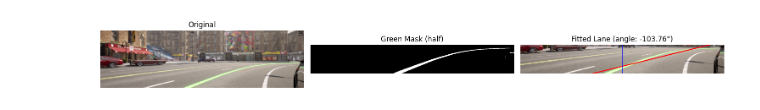
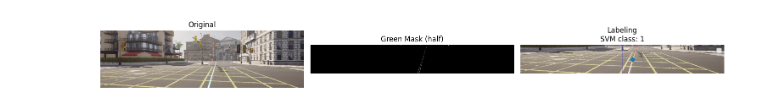
Before and after one commit to MoAbdoHSHL/Truck-Platooning-Group_B, a Jupyter notebook: SVM_Group-B/SVM.ipynb, the cells around one changed output. Saved outputs shown, nothing was run; the diff lists cells and outputs as text; code cells hidden in the pictures.

```diff
--- a/SVM_Group-B/SVM.ipynb
+++ b/SVM_Group-B/SVM.ipynb
@@ -104,0 +155,17 @@ plt.show()
+# %%
+folder = 'filtered_centered'
+images = [f for f in os.listdir(folder) if f.lower().endswith('.png')]
+images.sort()
+data = []
+for fname in images:
+    img = cv2.imread(os.path.join(folder, fname))
+    if img is None:
+        continue
+    angle, lane_center, img_width = detect_green_lane_angle_and_center(img)
+    label = classify_lane_position(lane_center, img_width) if (lane_center is not None and img_width is not None) else 0.0
+    if angle is not None:
+        data.append({'frame': fname, 'slope': float(angle), 'label': float(label)})
+
+df = pd.DataFrame(data)[['frame', 'slope', 'label']]
+df.to_csv('lane_svm_full.csv', index=False, sep=';')
+print("CSV saved: lane_svm_full.csv")
@@ -105,11 +286,7 @@ plt.show()
 # %%
-import cv2
-import numpy as np
 import os
-import random
-import matplotlib.pyplot as plt
 
-def detect_green_lane_angle(image):
+def detect_green_lane_angle_and_center(image):
     h, w, _ = image.shape
     bottom_half = image[h//2:, :]
     hsv = cv2.cvtColor(bottom_half, cv2.COLOR_BGR2HSV)
@@ -119,35 +296,73 @@ def detect_green_lane_angle(image):
 
     contours, _ = cv2.findContours(mask, cv2.RETR_EXTERNAL, cv2.CHAIN_APPROX_SIMPLE)
     if not contours:
-        return None, mask, bottom_half
+        return None, mask, bottom_half, None
     largest = max(contours, key=cv2.contourArea)
     [vx, vy, x, y] = cv2.fitLine(largest, cv2.DIST_L2, 0, 0.01, 0.01)
     angle = -np.degrees(np.arctan2(vx, vy))
 
     vis_img = bottom_half.copy()
-    # Draw fitted lane
     lefty = int((-x * vy / vx) + y)
     righty = int(((vis_img.shape[1] - x) * vy / vx) + y)
     cv2.line(vis_img, (vis_img.shape[1] - 1, righty), (0, lefty), (0, 0, 255), 3)
-    # Draw center vertical line
+    # Draw center vertical blue line
     center_x = vis_img.shape[1] // 2
     cv2.line(vis_img, (center_x, 0), (center_x, vis_img.shape[0]-1), (255, 0, 0), 2)
-    return angle, mask, vis_img
+    # Find green lane center (mean x of green pixels)
+    green_coords = np.column_stack(np.where(mask > 0))
+    if green_coords.size == 0:
+        lane_center = None
+    else:
+        # green_coords[:,1] is the x axis
+        lane_center = int(np.mean(green_coords[:,1]))
+    return angle, mask, vis_img, lane_center
 
+def classify_lane_position(lane_center, img_width):
+    if lane_center is None:
+        return 0  # default to straight if not found
+    center_x = img_width // 2
+    if lane_center < center_x - 10:  # 10 px margin
+        return -1  # left
+    elif lane_center > center_x + 10:
+        return 1   # right
+    else:
+        return 0   # straight
+# float:  to the max array , try , ideas for how many lefts, speed, 0.3 , paraments to addapt ,
 if __name__ == "__main__":
     folder = 'filtered_centered'
-    images = [f for f in os.listdir(folder) if f.lower().endswith(('.png', '.jpg', '.jpeg'))]
+    images = [f for f in os.listdir(folder) if f.lower().endswith('.png')]
     if not images:
         print("No images found.")
         exit()
+
+    # Build dataset for SVM (X: lane_center offset, y: class)
+    X = []
+    y = []
+    for fname in images[:50]:
+        img = cv2.imread(os.path.join(folder, fname))
+        if img is None:
+            continue
+        angle, mask, vis_img, lane_center = detect_green_lane_angle_and_center(img)
+        img_width = vis_img.shape[1]
+        label = classify_lane_position(lane_center, img_width)
+        if lane_center is not None:
+            X.append([lane_center - img_width//2])
+            y.append(label)
+
+    # Train SVM for 3 classes
+    if len(set(y)) < 2:
+        print("Not enough classes for SVM training. Try more varied images.")
+        exit()
+    clf = svm.SVC(kernel='linear')
+    clf.fit(X, y)
+
+    # Test on a random image from the dataset
     fname = random.choice(images)
     img = cv2.imread(os.path.join(folder, fname))
-    if img is None:
-        print(f"Failed to load {fname}")
-        exit()
-    angle, mask, vis_img = detect_green_lane_angle(img)
+    angle, mask, vis_img, lane_center = detect_green_lane_angle_and_center(img)
+    center_x = vis_img.shape[1] // 2
+    predicted_class = clf.predict([[lane_center - center_x]])[0] if lane_center is not None else 0
     print(f"Randomly selected: {fname}")
-    print(f"Detected angle: {angle if angle is not None else 'None'} degrees")
 
     plt.figure(figsize=(15,5))
     plt.subplot(1,3,1)
@@ -160,11 +375,10 @@ if __name__ == "__main__":
     plt.axis('off')
     plt.subplot(1,3,3)
     plt.imshow(cv2.cvtColor(vis_img, cv2.COLOR_BGR2RGB))
-    if angle is not None:
-        angle_val = angle.item() if hasattr(angle, 'item') else float(angle)
-        plt.title(f'Fitted Lane (angle: {angle_val:.2f}°)')
-    else:
-        plt.title('Fitted Lane')
+    if lane_center is not None:
+        plt.scatter([lane_center], [vis_img.shape[0]//2])
+        plt.legend()
+    plt.title(f'Labeling\nSVM class: {predicted_class}')
     plt.axis('off')
     plt.tight_layout()
     plt.show()
@@ -174 +387 @@ Detected angle: [-103.75795] degrees
-[figure, old version]
+[figure, new version]
```
Also changed, not shown: parts of 24 cells of this notebook, 7 other files.
